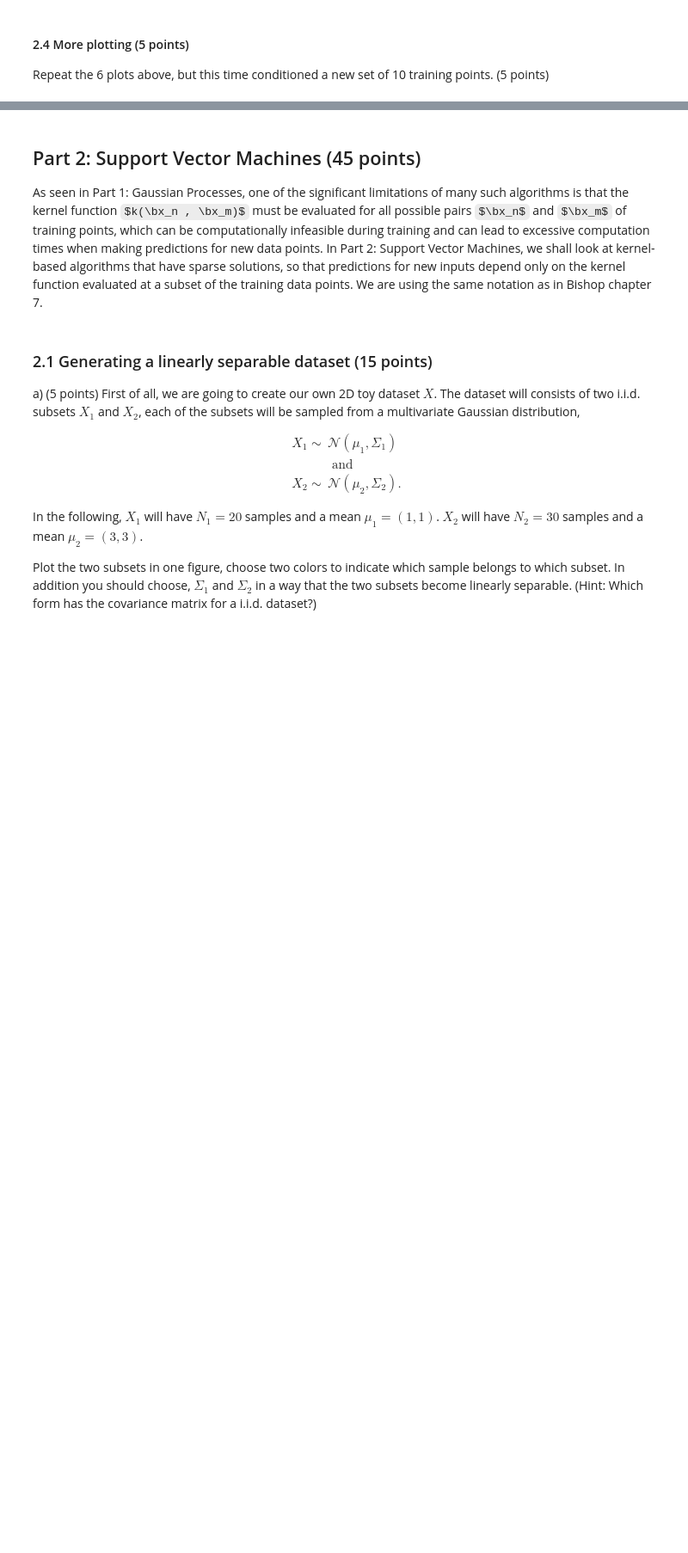
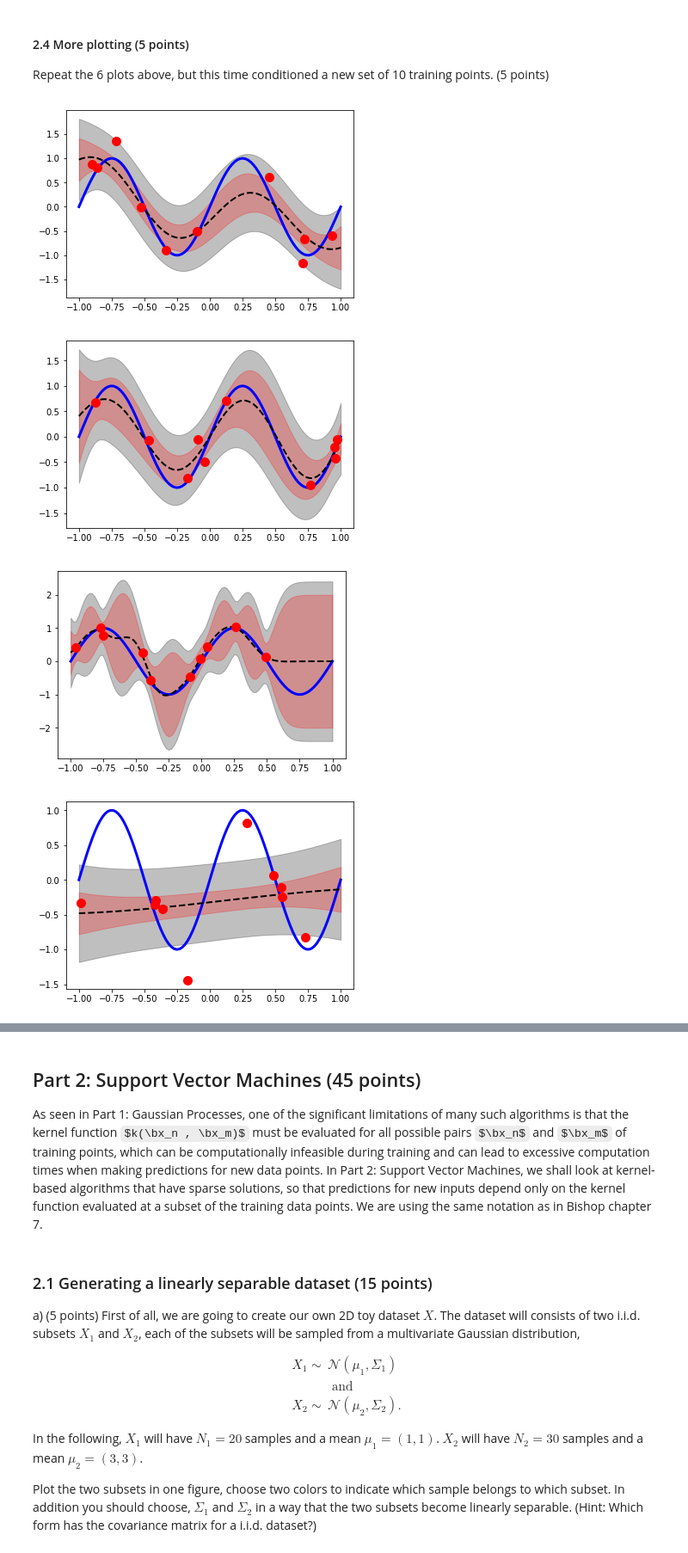
Before and after one commit to sheridavandenbent/ml1_labs, a Jupyter notebook: 10428461_12278327_lab3.ipynb, the cells around one changed output, grey strips where cells are left out. Shown at 86% size. Drawn from its saved outputs; the diff is of its cells as text; code cells hidden in the pictures; some formulas as TeX source; blank space fills up the shorter version.

Commit message:
Finishes predictive distribution for gp

```diff
--- a/10428461_12278327_lab3.ipynb
+++ b/10428461_12278327_lab3.ipynb
@@ -326,0 +331,18 @@ raise NotImplementedError()
+# %%
+# YOUR CODE HERE
+# YOUR CODE HERE
+# YOUR CODE HERE
+thetas = [[1,4,0,0],[9,4,0,0],[1,64,0,0],[1,0.25,0,0],[1,4,10,0],[1,4,0,5]]
+N_train = 10
+x_train = np.random.rand(N_train)*2 - 1
+t_train = generate_t(x_train, sigma)
+
+for i in range(len(thetas)):
+    mean_test, covar_test, C = gp_predictive_distribution(x_train, t_train, x_test, thetas[i], beta, C=None)
+    plt.figure()
+    gp_plot(x_test, y_test, mean_test, covar_test, x_train, t_train, theta, beta)
+# %% [output]
+[figure, added]
+[figure, added]
+[figure, added]
+[figure, added]
```
Also changed, not shown: parts of 3 cells of this notebook.
